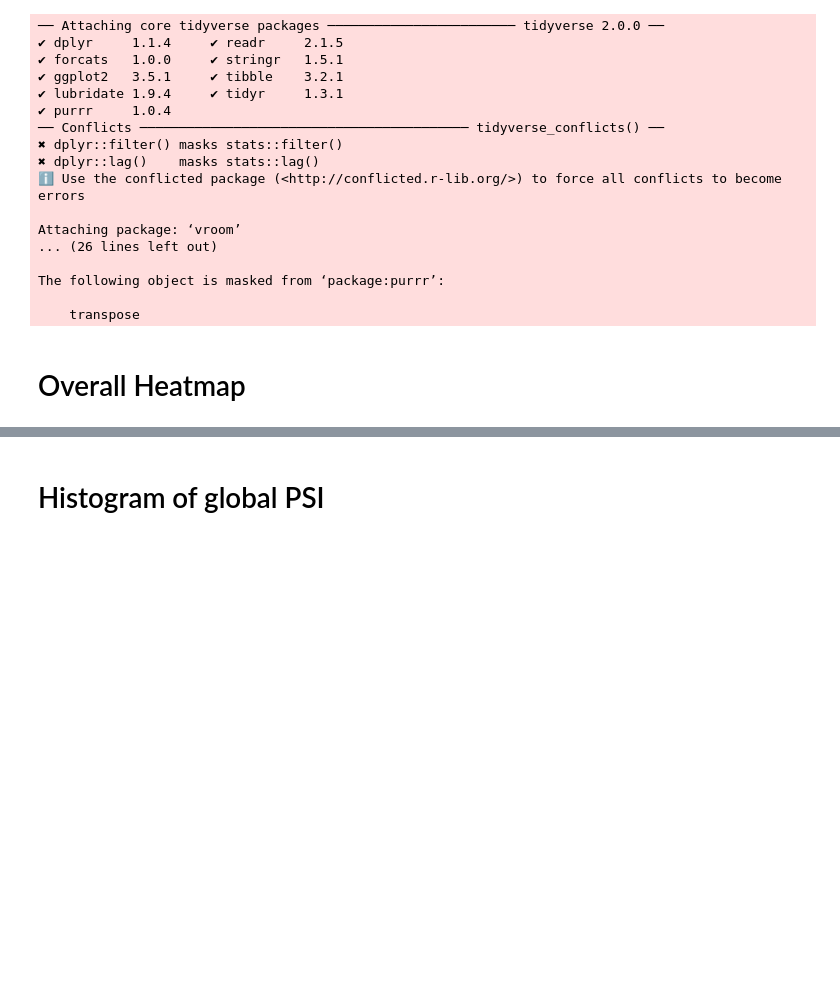
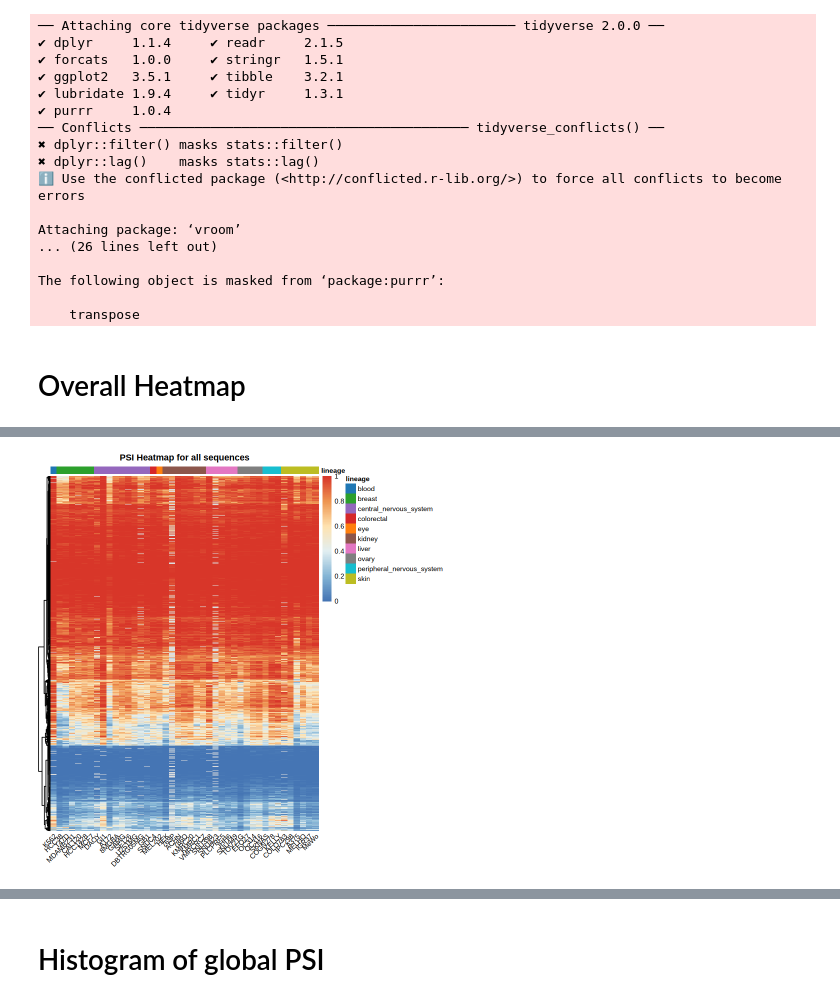
Before and after one commit to chen-dawn/SPICE, a Jupyter notebook: figures/fig01.ipynb, the cells around one changed output, grey strips where cells are left out. Cells and saved outputs as stored; diff of their text form; code cells hidden in the pictures; blank space fills up the shorter version.

```diff
--- a/figures/fig01.ipynb
+++ b/figures/fig01.ipynb
@@ -244,0 +210,85 @@ ggsave(filename = paste0(output_filepath, "/fig01_PSI_heatmap_all_sequences_over
+# %%
+cellline_metadata <- read_csv("/mnt/dawnccle2/melange/data/FINAL_SET_cellline_metadata_v1.csv") %>%
+  select(StrippedName, `Disease Subtype`, lineage)
+
+# Create matrix and set rownames
+psi_table_pivot_by_condition_mat <- as.matrix(psi_table_pivot %>% select(-index_offset))
+rownames(psi_table_pivot_by_condition_mat) <- psi_table_pivot$index_offset
+
+# Rename Kelly to KELLY
+colnames(psi_table_pivot_by_condition_mat) <- gsub("Kelly", "KELLY", colnames(psi_table_pivot_by_condition_mat))
+
+# Filter out rows with >10% NAs
+psi_table_pivot_by_condition_mat <- psi_table_pivot_by_condition_mat[rowMeans(is.na(psi_table_pivot_by_condition_mat)) < 0.1, ]
+
+# Get lineage information
+col_annotation <- data.frame(
+  lineage = cellline_metadata$lineage[match(colnames(psi_table_pivot_by_condition_mat), cellline_metadata$StrippedName)]
+)
+rownames(col_annotation) <- colnames(psi_table_pivot_by_condition_mat)
+
+# Sort lineages alphabetically and cluster within each lineage
+lineages <- sort(unique(col_annotation$lineage))
+ordered_cols <- c()
+for(lin in lineages) {
+  lin_cols <- which(col_annotation$lineage == lin)
+  if(length(lin_cols) > 1) {
+    # Calculate distances and clustering for this lineage's columns
+    lin_dist <- as.dist(1 - cor(psi_table_pivot_by_condition_mat[, lin_cols], use = "pairwise.complete.obs"))
+    lin_clust <- hclust(lin_dist)
+    # Add the ordered columns for this lineage
+    ordered_cols <- c(ordered_cols, lin_cols[lin_clust$order])
+  } else {
+    # If only one column for this lineage, just add it
+    ordered_cols <- c(ordered_cols, lin_cols)
+  }
+}
+
+# Reorder matrix and annotation
+psi_table_pivot_by_condition_mat <- psi_table_pivot_by_condition_mat[, ordered_cols]
+col_annotation <- col_annotation[ordered_cols, , drop=FALSE]
+
+# Define colors
+color_palette2 <- c(
+  "#4575B4",  # deep blue
+  "#85B6D6",  # slightly lighter/more even blue
+  "#E2EFF2",  # less stark pastel blue
+  "#FFE3B0",  # warmer, slightly less saturated yellow
+  "#EF9651",  # softer orange
+  "#D83629"   # red
+)
+color_palette2_custom <- colorRampPalette(color_palette2)(100)
+color_palette2_custom_rev <- colorRampPalette(rev(color_palette2))(100)
+
+# Create annotation colors
+annotation_colors <- list(
+  lineage = c("#1f77b4", "#2ca02c", "#9467bd", "#d62728",
+              "#ff7f0e", "#8c564b", "#e377c2", "#7f7f7f",
+              "#17becf", "#bcbd22")
+)
+names(annotation_colors$lineage) <- unique(col_annotation$lineage)
+
+# Plot the heatmap with lineage annotation
+p1 <- pheatmap(psi_table_pivot_by_condition_mat,
+               color = color_palette2_custom,
+               cluster_rows = TRUE,
+               cluster_cols = FALSE,  # We've already clustered columns within lineages
+               fontsize = 8,
+               border_color = NA,
+               main = "PSI Heatmap for all sequences",
+               treeheight_row = 10,
+               treeheight_col = 10,
+               show_rownames = FALSE,
+               angle_col = 45,
+               annotation_col = col_annotation,
+               annotation_colors = annotation_colors,
+               annotation_names_col = TRUE)
+
+ggsave(filename = paste0(output_filepath, "/fig01_PSI_heatmap_all_sequences_overall.pdf"),
+       plot = p1,
+       width = 24, height = 16, dpi = 300)
+
+ggsave(filename = paste0(output_filepath, "/fig01_PSI_heatmap_all_sequences_overall.png"),
+       plot = p1,
+       width = 24, height = 16, dpi = 300)
+# %% [output]
@@ -244,0 +302 @@ ggsave(filename = paste0(output_filepath, "/fig01_PSI_heatmap_all_sequences_over
+[figure, added]
```
Also changed, not shown: parts of 6 cells of this notebook, 34 other files.
